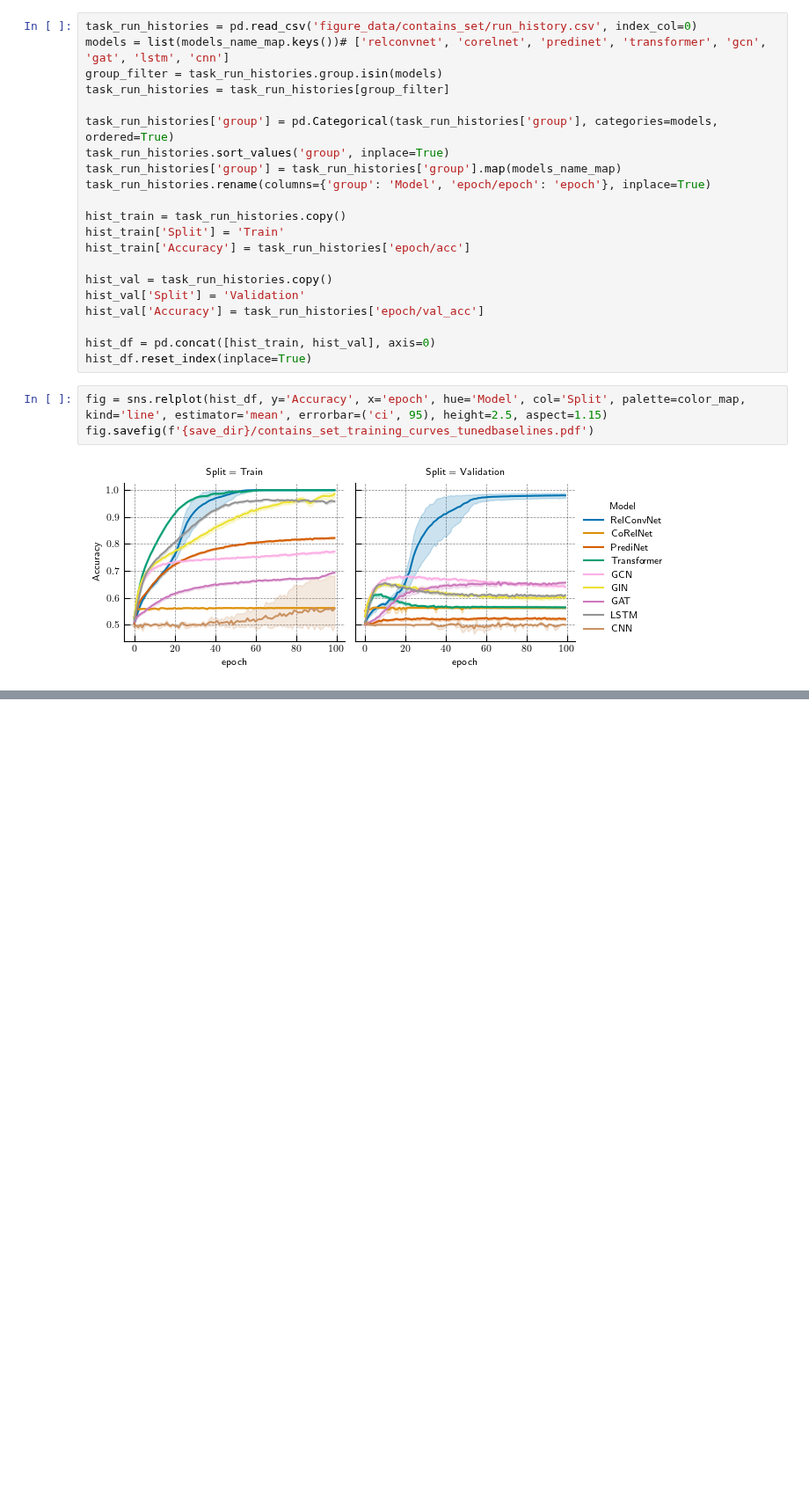
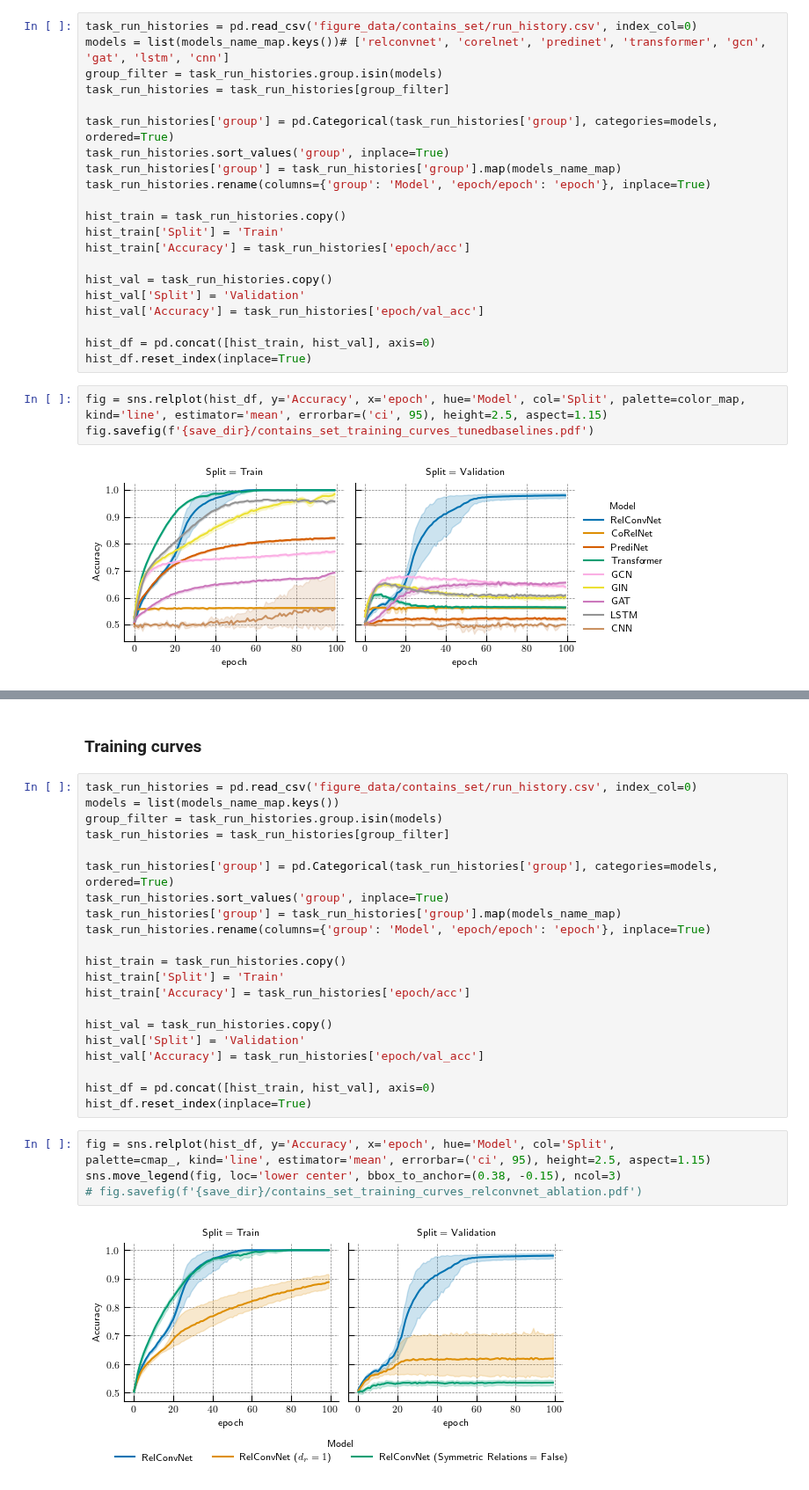
Before and after one commit to Awni00/relational-convolutions, a Jupyter notebook: paper_figures/generate_figures_tables.ipynb, the cells around one changed output, grey strips where cells are left out. Shown at 88% size. Drawn from its saved outputs; the diff is of its cells as text; blank space fills up the shorter version.

```diff
--- a/paper_figures/generate_figures_tables.ipynb
+++ b/paper_figures/generate_figures_tables.ipynb
@@ -748,0 +811,30 @@ fig.savefig(f'{save_dir}/contains_set_training_curves_tunedbaselines.pdf')
+# %% [markdown]
+### Training curves
+# %%
+task_run_histories = pd.read_csv('figure_data/contains_set/run_history.csv', index_col=0)
+models = list(models_name_map.keys())
+group_filter = task_run_histories.group.isin(models)
+task_run_histories = task_run_histories[group_filter]
+
+task_run_histories['group'] = pd.Categorical(task_run_histories['group'], categories=models, ordered=True)
+task_run_histories.sort_values('group', inplace=True)
+task_run_histories['group'] = task_run_histories['group'].map(models_name_map)
+task_run_histories.rename(columns={'group': 'Model', 'epoch/epoch': 'epoch'}, inplace=True)
+
+hist_train = task_run_histories.copy()
+hist_train['Split'] = 'Train'
+hist_train['Accuracy'] = task_run_histories['epoch/acc']
+
+hist_val = task_run_histories.copy()
+hist_val['Split'] = 'Validation'
+hist_val['Accuracy'] = task_run_histories['epoch/val_acc']
+
+hist_df = pd.concat([hist_train, hist_val], axis=0)
+hist_df.reset_index(inplace=True)
+# %%
+fig = sns.relplot(hist_df, y='Accuracy', x='epoch', hue='Model', col='Split',
+palette=cmap_, kind='line', estimator='mean', errorbar=('ci', 95), height=2.5, aspect=1.15)
+sns.move_legend(fig, loc='lower center', bbox_to_anchor=(0.38, -0.15), ncol=3)
+# fig.savefig(f'{save_dir}/contains_set_training_curves_relconvnet_ablation.pdf')
+# %% [output]
+[figure, added]
```
Also changed, not shown: parts of 8 cells of this notebook.
